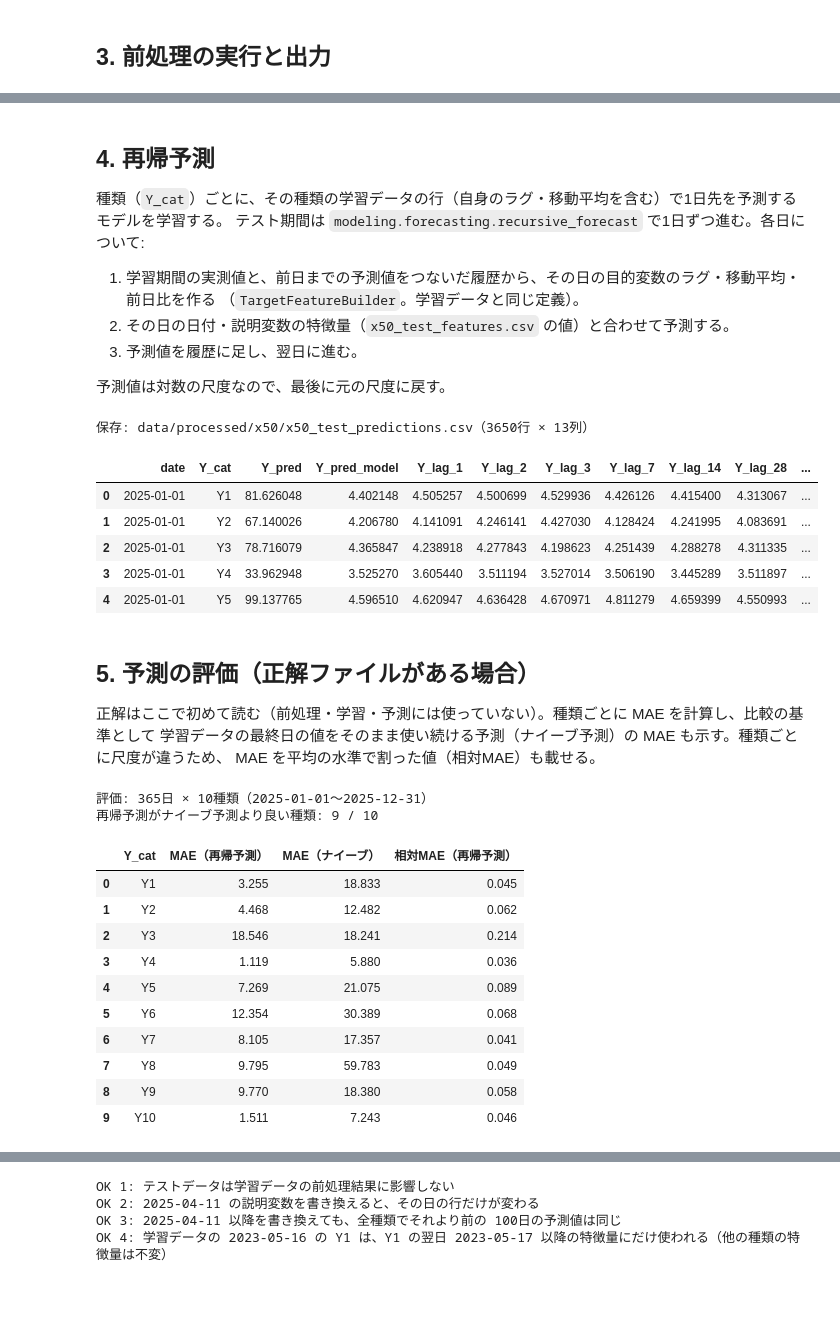
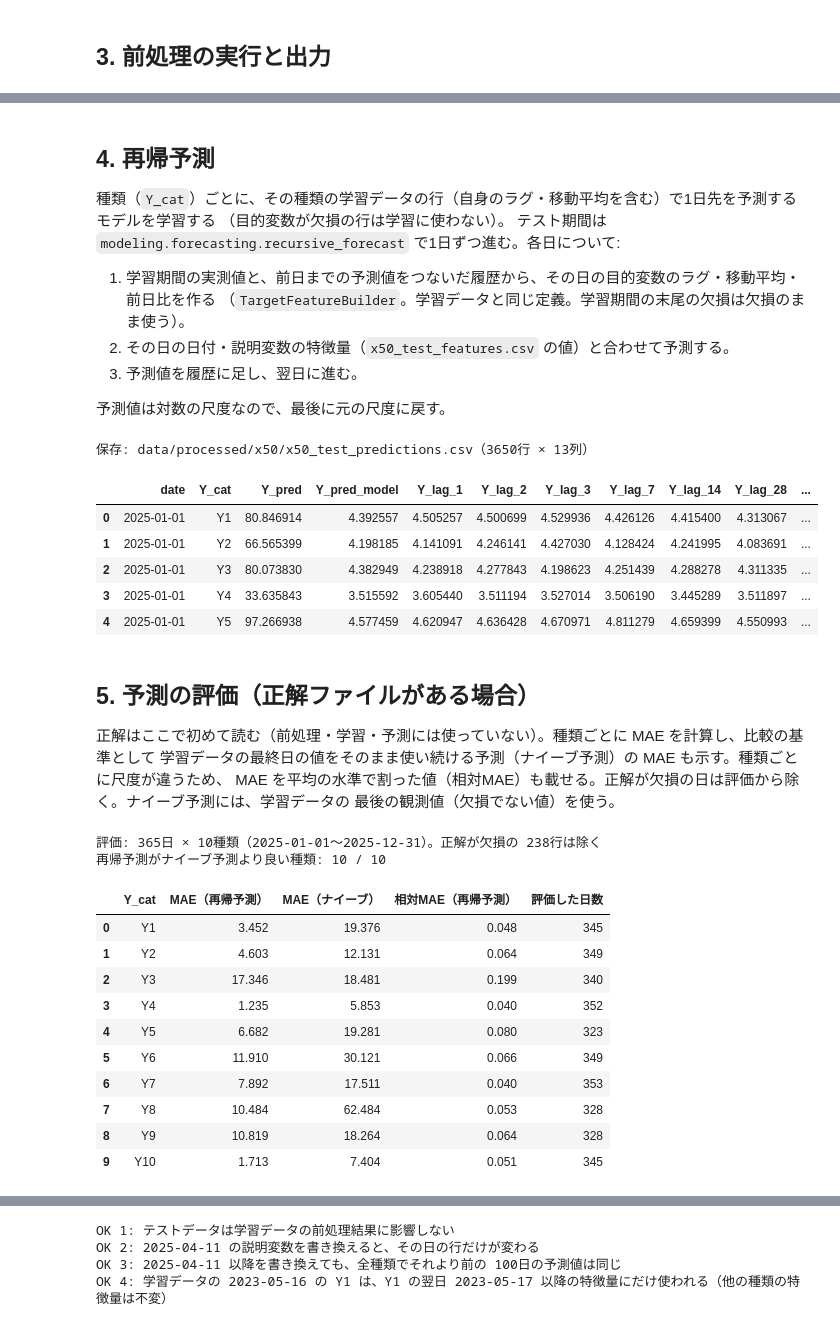
Before and after one commit to ImoZukushi/timeseries_baseline, a Jupyter notebook: notebook/003_feature_engineering_x50.ipynb, the cells around one changed output, grey strips where cells are left out. Drawn from its saved outputs; the diff is of its cells as text; code cells hidden in the pictures; blank space fills up the shorter version.

```diff
--- a/notebook/003_feature_engineering_x50.ipynb
+++ b/notebook/003_feature_engineering_x50.ipynb
@@ -102,6 +110,9 @@ FEATURE_COLS = None  # 説明変数（None なら日付・種類・目的変数
 # 目的変数の特徴量（全種類で同じ定義。種類ごとに作り、再帰予測でも同じ定義で作る）
 TARGET_LAGS = [1, 2, 3, 7, 14, 28]  # ラグ（日数。1以上）
 ROLLING_WINDOWS = [7, 28]  # 前日までの移動平均の窓幅（日数）
+# 移動平均に必要な、窓内の観測値（欠損でない値）の数。
+# 目的変数に欠損があっても、窓内の観測値だけで平均する
+ROLLING_MIN_PERIODS = 1
 RATE_OF_CHANGE = True  # 前日の前日比を加えるか
 # 目的変数の変換（"log" または None）。モデルは変換後の値を学習・予測する
 TARGET_TRANSFORM = "log"
@@ -134,6 +145,7 @@ builder = TargetFeatureBuilder(
         series_col=CAT_COL,
         lags=TARGET_LAGS,
         rolling_windows=ROLLING_WINDOWS,
+        rolling_min_periods=ROLLING_MIN_PERIODS,
         rate_of_change=RATE_OF_CHANGE,
     ),
 )
@@ -334,11 +396,14 @@ class Preprocessor:
 def build_train_features(prep: Preprocessor, train: pd.DataFrame) -> pd.DataFrame:
     """学習データの前処理結果に、目的変数のラグ・移動平均を加える（種類ごとに、過去の実測値だけを使う）。
 
-    ラグ・移動平均が作れない各種類の先頭の行（過去の日数が足りない行）は除く。
+    各種類の先頭 `builder.lookback` 日（過去の日数が足りない日）は除く。
+    目的変数や特徴量が欠損の行は残す
+    （行を消すと1行 = 1日の前提が崩れ、再帰予測の履歴にも使えなくなるため）。
     """
     features = builder.build(prep.transform(train))
-    complete = features[target_feature_cols].notna().all(axis=1)
-    return features[complete].reset_index(drop=True)
+    # 種類ごとの、日付の順の位置（行は日付の昇順に並んでいる）
+    position = features.groupby(CAT_COL, sort=False).cumcount()
+    return features[position >= builder.lookback].reset_index(drop=True)
 # %% [markdown]
 ## 3. 前処理の実行と出力
 # %%
@@ -399,11 +470,12 @@ train_features[train_columns].head()
 # %% [markdown]
 ## 4. 再帰予測
 
-種類（`Y_cat`）ごとに、その種類の学習データの行（自身のラグ・移動平均を含む）で1日先を予測するモデルを学習する。
+種類（`Y_cat`）ごとに、その種類の学習データの行（自身のラグ・移動平均を含む）で1日先を予測するモデルを学習する
+（目的変数が欠損の行は学習に使わない）。
 テスト期間は `modeling.forecasting.recursive_forecast` で1日ずつ進む。各日について:
 
 1. 学習期間の実測値と、前日までの予測値をつないだ履歴から、その日の目的変数のラグ・移動平均・前日比を作る
-   （`TargetFeatureBuilder`。学習データと同じ定義）。
+   （`TargetFeatureBuilder`。学習データと同じ定義。学習期間の末尾の欠損は欠損のまま使う）。
 2. その日の日付・説明変数の特徴量（`x50_test_features.csv` の値）と合わせて予測する。
 3. 予測値を履歴に足し、翌日に進む。
 
@@ -411,7 +483,8 @@ train_features[train_columns].head()
 # %%
 models: dict[str, LGBMRegressor] = {}
 for cat in cats:
-    rows = train_features[CAT_COL] == cat
+    # 目的変数が欠損の行は学習に使わない（特徴量の欠損は LightGBM がそのまま扱う）
+    rows = (train_features[CAT_COL] == cat) & train_features[TARGET_COL].notna()
     models[cat] = LGBMRegressor(**MODEL_PARAMS, verbose=-1).fit(
         train_features.loc[rows, model_feature_cols], train_features.loc[rows, TARGET_COL]
     )
@@ -476,61 +549,72 @@ predictions.head()
 # %% [output]
 保存: data/processed/x50/x50_test_predictions.csv（3650行 × 13列）
 |  | date | Y_cat | Y_pred | Y_pred_model | Y_lag_1 | Y_lag_2 | Y_lag_3 | Y_lag_7 | Y_lag_14 | Y_lag_28 | ... |
-| 0 | 2025-01-01 | Y1 | 81.626048 | 4.402148 | 4.505257 | 4.500699 | 4.529936 | 4.426126 | 4.415400 | 4.313067 | ... |
-| 1 | 2025-01-01 | Y2 | 67.140026 | 4.206780 | 4.141091 | 4.246141 | 4.427030 | 4.128424 | 4.241995 | 4.083691 | ... |
-| 2 | 2025-01-01 | Y3 | 78.716079 | 4.365847 | 4.238918 | 4.277843 | 4.198623 | 4.251439 | 4.288278 | 4.311335 | ... |
-| 3 | 2025-01-01 | Y4 | 33.962948 | 3.525270 | 3.605440 | 3.511194 | 3.527014 | 3.506190 | 3.445289 | 3.511897 | ... |
-| 4 | 2025-01-01 | Y5 | 99.137765 | 4.596510 | 4.620947 | 4.636428 | 4.670971 | 4.811279 | 4.659399 | 4.550993 | ... |
+| 0 | 2025-01-01 | Y1 | 80.846914 | 4.392557 | 4.505257 | 4.500699 | 4.529936 | 4.426126 | 4.415400 | 4.313067 | ... |
+| 1 | 2025-01-01 | Y2 | 66.565399 | 4.198185 | 4.141091 | 4.246141 | 4.427030 | 4.128424 | 4.241995 | 4.083691 | ... |
+| 2 | 2025-01-01 | Y3 | 80.073830 | 4.382949 | 4.238918 | 4.277843 | 4.198623 | 4.251439 | 4.288278 | 4.311335 | ... |
+| 3 | 2025-01-01 | Y4 | 33.635843 | 3.515592 | 3.605440 | 3.511194 | 3.527014 | 3.506190 | 3.445289 | 3.511897 | ... |
+| 4 | 2025-01-01 | Y5 | 97.266938 | 4.577459 | 4.620947 | 4.636428 | 4.670971 | 4.811279 | 4.659399 | 4.550993 | ... |
 # %% [markdown]
 ## 5. 予測の評価（正解ファイルがある場合）
 
 正解はここで初めて読む（前処理・学習・予測には使っていない）。種類ごとに MAE を計算し、比較の基準として
 学習データの最終日の値をそのまま使い続ける予測（ナイーブ予測）の MAE も示す。種類ごとに尺度が違うため、
-MAE を平均の水準で割った値（相対MAE）も載せる。
+MAE を平均の水準で割った値（相対MAE）も載せる。正解が欠損の日は評価から除く。ナイーブ予測には、学習データの
+最後の観測値（欠損でない値）を使う。
 # %%
 if answer_path is not None:
     answer = read_csv_auto(answer_path)
     merged = predictions[[DATE_COL, CAT_COL, f"{TARGET_COL}_pred"]].merge(
         answer[[DATE_COL, CAT_COL, TARGET_COL]],
         on=[DATE_COL, CAT_COL],
         how="left",
         validate="one_to_one",
+        indicator=True,
     )
-    assert len(merged) == len(predictions) and merged[TARGET_COL].notna().all()
+    # 正解ファイルに全ての日付・種類の行があること（値の欠損は評価から除く）
+    assert len(merged) == len(predictions) and (merged["_merge"] == "both").all()
+    merged = merged.drop(columns="_merge")
+    # 各種類の学習データの最後の観測値（groupby の last は欠損を飛ばす）
     last_train = train_raw.groupby(CAT_COL)[TARGET_COL].last()
     rows = []
     for cat in cats:
         part = merged[merged[CAT_COL] == cat]
+        # 正解が欠損の日の誤差は欠損になり、mean() で除かれる
         error = part[f"{TARGET_COL}_pred"] - part[TARGET_COL]
         naive_error = last_train[cat] - part[TARGET_COL]
         rows.append(
             {
                 CAT_COL: cat,
                 "MAE（再帰予測）": error.abs().mean(),
                 "MAE（ナイーブ）": naive_error.abs().mean(),
                 "相対MAE（再帰予測）": error.abs().mean() / part[TARGET_COL].mean(),
+                "評価した日数": int(part[TARGET_COL].notna().sum()),
             }
         )
     evaluation = pd.DataFrame(rows)
     period = f"{merged[DATE_COL].min():%Y-%m-%d}〜{merged[DATE_COL].max():%Y-%m-%d}"
-    print(f"評価: {merged[DATE_COL].nunique()}日 × {len(cats)}種類（{period}）")
+    n_missing_answer = int(merged[TARGET_COL].isna().sum())
+    print(
+        f"評価: {merged[DATE_COL].nunique()}日 × {len(cats)}種類（{period}）。"
+        f"正解が欠損の {n_missing_answer}行は除く"
+    )
     better = int((evaluation["MAE（再帰予測）"] < evaluation["MAE（ナイーブ）"]).sum())
     print(f"再帰予測がナイーブ予測より良い種類: {better} / {len(cats)}")
     display(evaluation.round(3))
 # %% [output]
-評価: 365日 × 10種類（2025-01-01〜2025-12-31）
-再帰予測がナイーブ予測より良い種類: 9 / 10
+評価: 365日 × 10種類（2025-01-01〜2025-12-31）。正解が欠損の 238行は除く
+再帰予測がナイーブ予測より良い種類: 10 / 10
-|  | Y_cat | MAE（再帰予測） | MAE（ナイーブ） | 相対MAE（再帰予測） |
-| 0 | Y1 | 3.255 | 18.833 | 0.045 |
-| 1 | Y2 | 4.468 | 12.482 | 0.062 |
-| 2 | Y3 | 18.546 | 18.241 | 0.214 |
-| 3 | Y4 | 1.119 | 5.880 | 0.036 |
-| 4 | Y5 | 7.269 | 21.075 | 0.089 |
-| 5 | Y6 | 12.354 | 30.389 | 0.068 |
-| 6 | Y7 | 8.105 | 17.357 | 0.041 |
-| 7 | Y8 | 9.795 | 59.783 | 0.049 |
-| 8 | Y9 | 9.770 | 18.380 | 0.058 |
-| 9 | Y10 | 1.511 | 7.243 | 0.046 |
+|  | Y_cat | MAE（再帰予測） | MAE（ナイーブ） | 相対MAE（再帰予測） | 評価した日数 |
+| 0 | Y1 | 3.452 | 19.376 | 0.048 | 345 |
+| 1 | Y2 | 4.603 | 12.131 | 0.064 | 349 |
+| 2 | Y3 | 17.346 | 18.481 | 0.199 | 340 |
+| 3 | Y4 | 1.235 | 5.853 | 0.040 | 352 |
+| 4 | Y5 | 6.682 | 19.281 | 0.080 | 323 |
+| 5 | Y6 | 11.910 | 30.121 | 0.066 | 349 |
+| 6 | Y7 | 7.892 | 17.511 | 0.040 | 353 |
+| 7 | Y8 | 10.484 | 62.484 | 0.053 | 328 |
+| 8 | Y9 | 10.819 | 18.264 | 0.064 | 328 |
+| 9 | Y10 | 1.713 | 7.404 | 0.051 | 345 |
 # %% [markdown]
 ## 6. リークの確認
 
```
Also changed, not shown: parts of 9 cells of this notebook, 18 other files.
